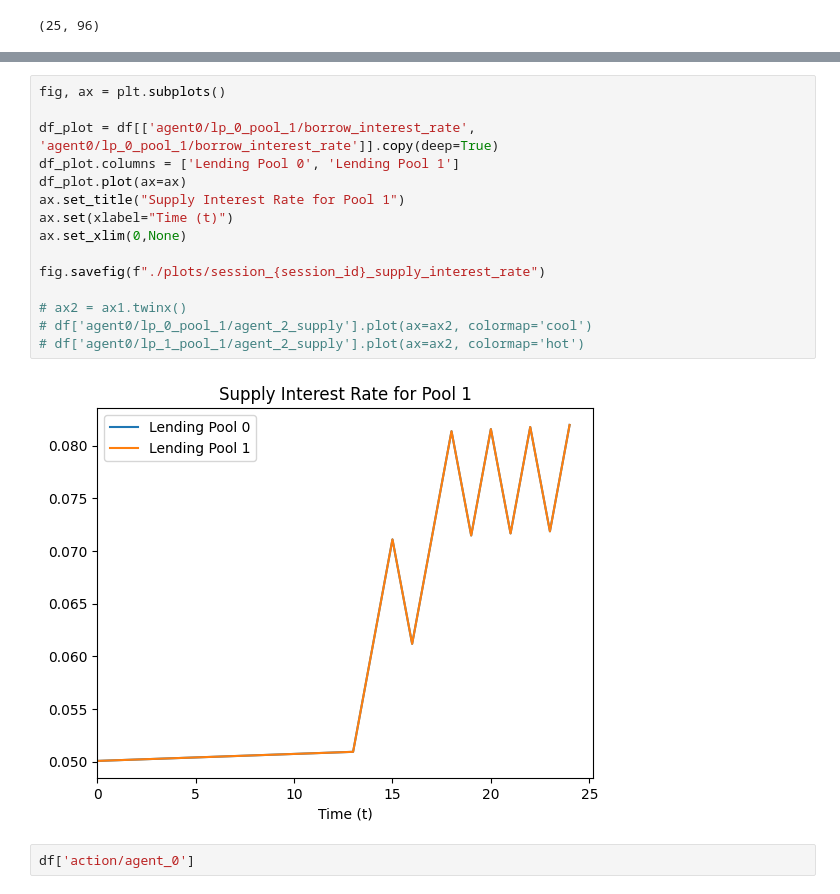
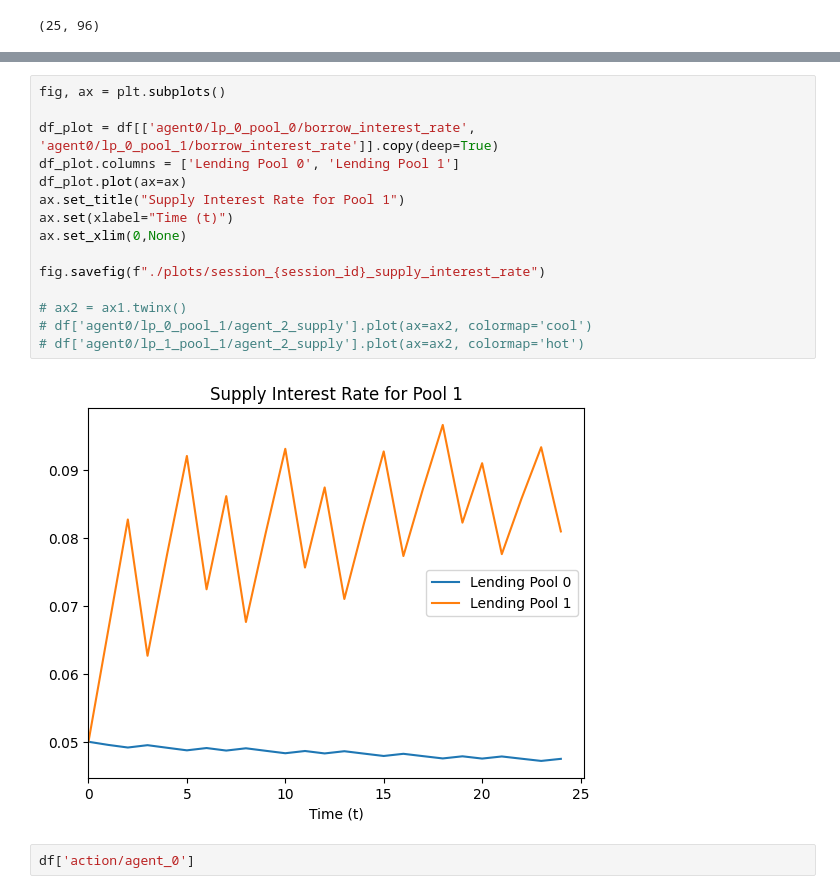
Before and after one commit to buehrerc/MAAC-auto-gov, a Jupyter notebook: analysis/generate_plots.ipynb, the cells around one changed output, grey strips where cells are left out. Drawn from its saved outputs; the diff is of its cells as text.

```diff
--- a/analysis/generate_plots.ipynb
+++ b/analysis/generate_plots.ipynb
@@ -146,20 +146,20 @@ Index(['agent0/lp_0_pool_0/total_supply_token',
 # %%
 fig, ax = plt.subplots()
 
-df_plot = df[['agent0/lp_0_pool_1/borrow_interest_rate', 'agent0/lp_0_pool_1/borrow_interest_rate']].copy(deep=True)
+df_plot = df[['agent0/lp_0_pool_0/borrow_interest_rate', 'agent0/lp_0_pool_1/borrow_interest_rate']].copy(deep=True)
 df_plot.columns = ['Lending Pool 0', 'Lending Pool 1']
 df_plot.plot(ax=ax)
 ax.set_title("Supply Interest Rate for Pool 1")
 ax.set(xlabel="Time (t)")
 ax.set_xlim(0,None)
 
 fig.savefig(f"./plots/session_{session_id}_supply_interest_rate")
 
 # ax2 = ax1.twinx()
 # df['agent0/lp_0_pool_1/agent_2_supply'].plot(ax=ax2, colormap='cool')
 # df['agent0/lp_1_pool_1/agent_2_supply'].plot(ax=ax2, colormap='hot')
 # %% [output]
-[figure, old version]
+[figure, new version]
 # %%
 df['action/agent_0']
 # %% [output]
```
Also changed, not shown: 2 other files.
